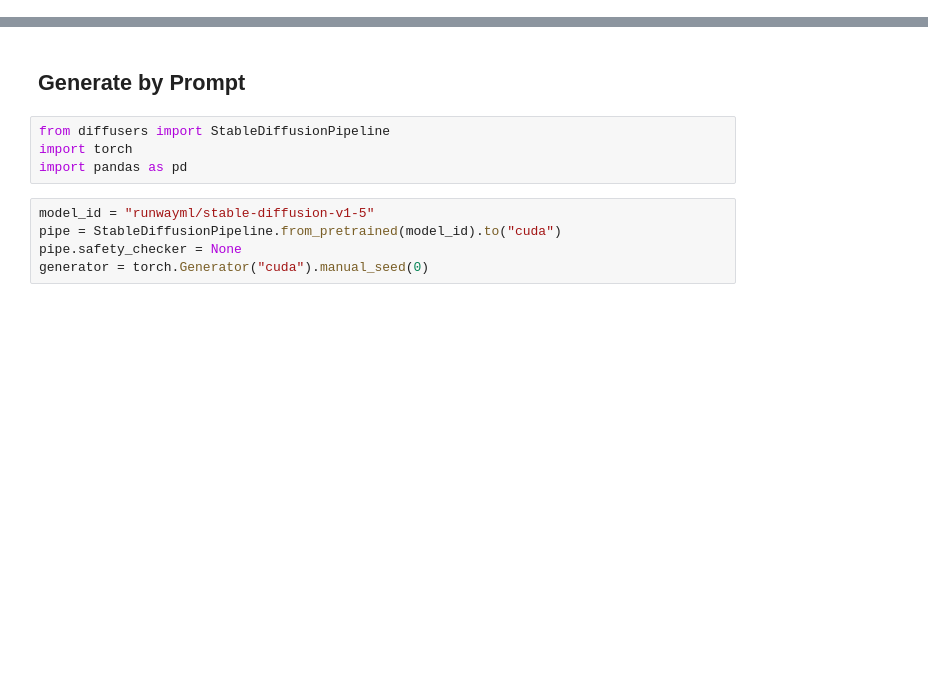
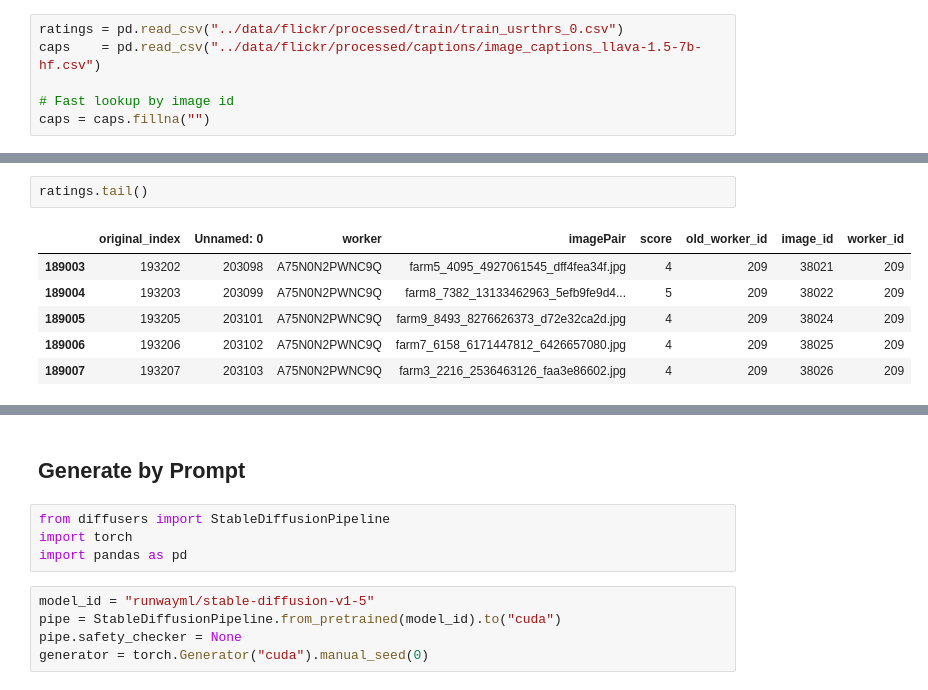
Before and after one commit to gapatron/REBECA, a Jupyter notebook: notebooks/vlm_personas.ipynb, the cells around one changed output, grey strips where cells are left out. Saved outputs shown, nothing was run; the diff lists cells and outputs as text; blank space fills up the shorter version.

```diff
--- a/notebooks/vlm_personas.ipynb
+++ b/notebooks/vlm_personas.ipynb
@@ -11,0 +151,6 @@ data["rating"].mean()
+# %%
+ratings = pd.read_csv("../data/flickr/processed/train/train_usrthrs_0.csv")
+caps    = pd.read_csv("../data/flickr/processed/captions/image_captions_llava-1.5-7b-hf.csv")
+
+# Fast lookup by image id
+caps = caps.fillna("")
@@ -11,0 +166,9 @@ data["rating"].mean()
+# %%
+ratings.tail()
+# %% [output]
+|  | original_index | Unnamed: 0 | worker | imagePair | score | old_worker_id | image_id | worker_id |
+| 189003 | 193202 | 203098 | A75N0N2PWNC9Q | farm5_4095_4927061545_dff4fea34f.jpg | 4 | 209 | 38021 | 209 |
+| 189004 | 193203 | 203099 | A75N0N2PWNC9Q | farm8_7382_13133462963_5efb9fe9d4... | 5 | 209 | 38022 | 209 |
+| 189005 | 193205 | 203101 | A75N0N2PWNC9Q | farm9_8493_8276626373_d72e32ca2d.jpg | 4 | 209 | 38024 | 209 |
+| 189006 | 193206 | 203102 | A75N0N2PWNC9Q | farm7_6158_6171447812_6426657080.jpg | 4 | 209 | 38025 | 209 |
+| 189007 | 193207 | 203103 | A75N0N2PWNC9Q | farm3_2216_2536463126_faa3e86602.jpg | 4 | 209 | 38026 | 209 |
```
Also changed, not shown: parts of 22 cells of this notebook.
